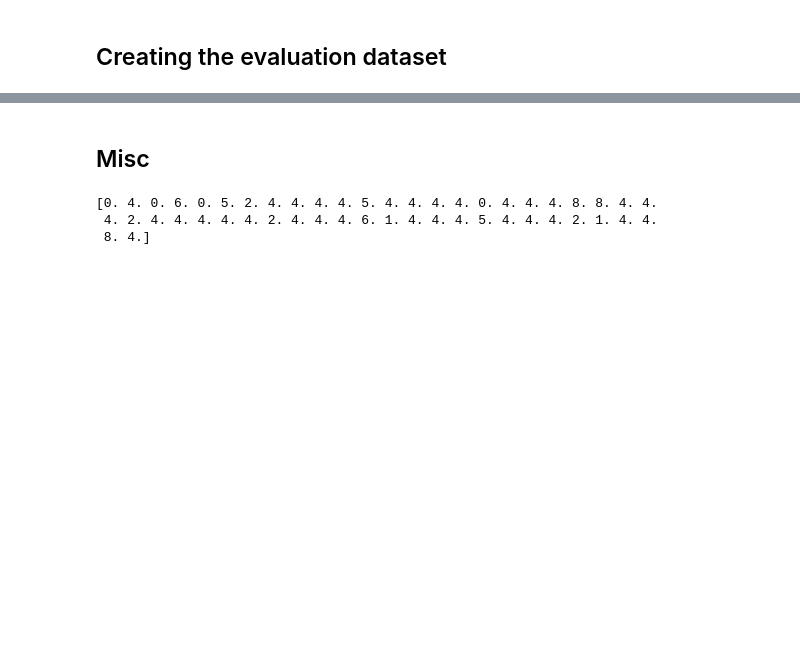
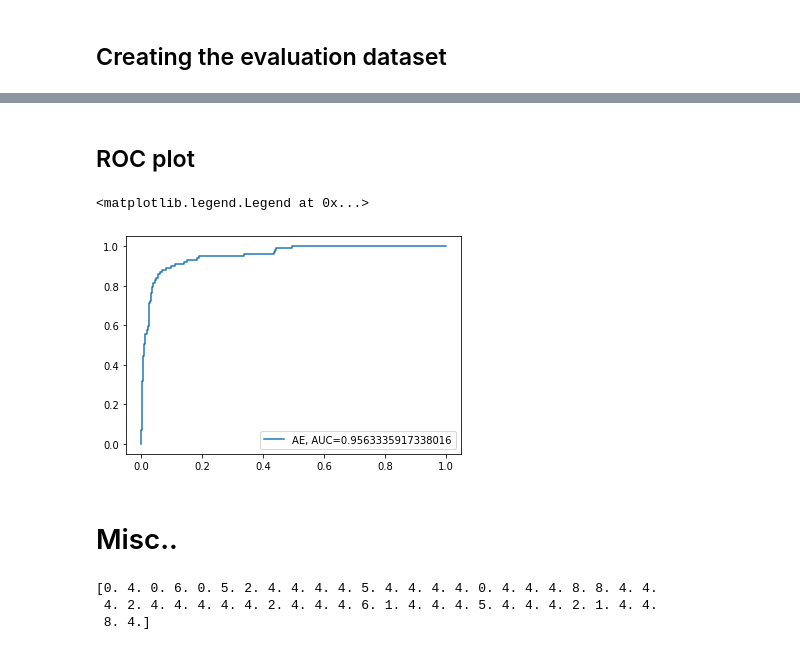
Before and after one commit to ancker1/AnomalyDetectionMNIST, a Jupyter notebook: Autoencoder.ipynb, the cells around one changed output, grey strips where cells are left out. Drawn from its saved outputs; the diff is of its cells as text; code cells hidden in the pictures; blank space fills up the shorter version.

```diff
--- a/Autoencoder.ipynb
+++ b/Autoencoder.ipynb
@@ -192,5 +203,16 @@ print(np.std(evals, axis=1)*100)
+# %% [markdown]
+## ROC plot
+# %%
+fpr, tpr, _ = metrics.roc_curve(labels,  err)
+# %%
+auc = metrics.roc_auc_score(labels, err)
+plt.plot(fpr,tpr,label="AE, AUC="+str(auc))
+plt.legend(loc=4)
+# %% [output]
+<matplotlib.legend.Legend at 0x...>
+[figure, added]
 # %% [markdown]
-## Misc
+# Misc..
 # %%
 num_normals  = int(np.sum( y_test == 4 ))
 num_outliers = int(np.ceil( num_normals * 0.05 ))
```
Also changed, not shown: parts of 3 cells of this notebook, 2 other files.
